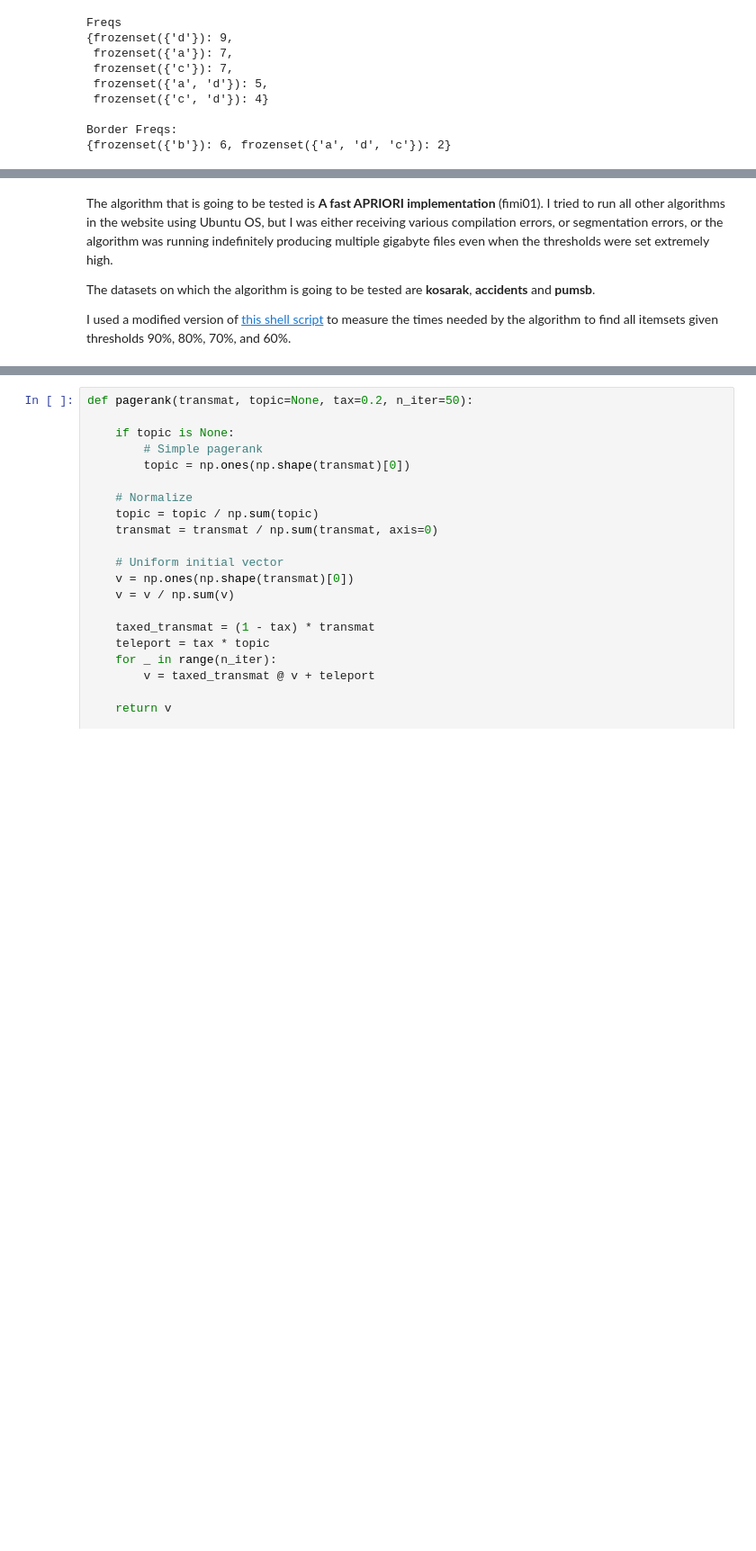
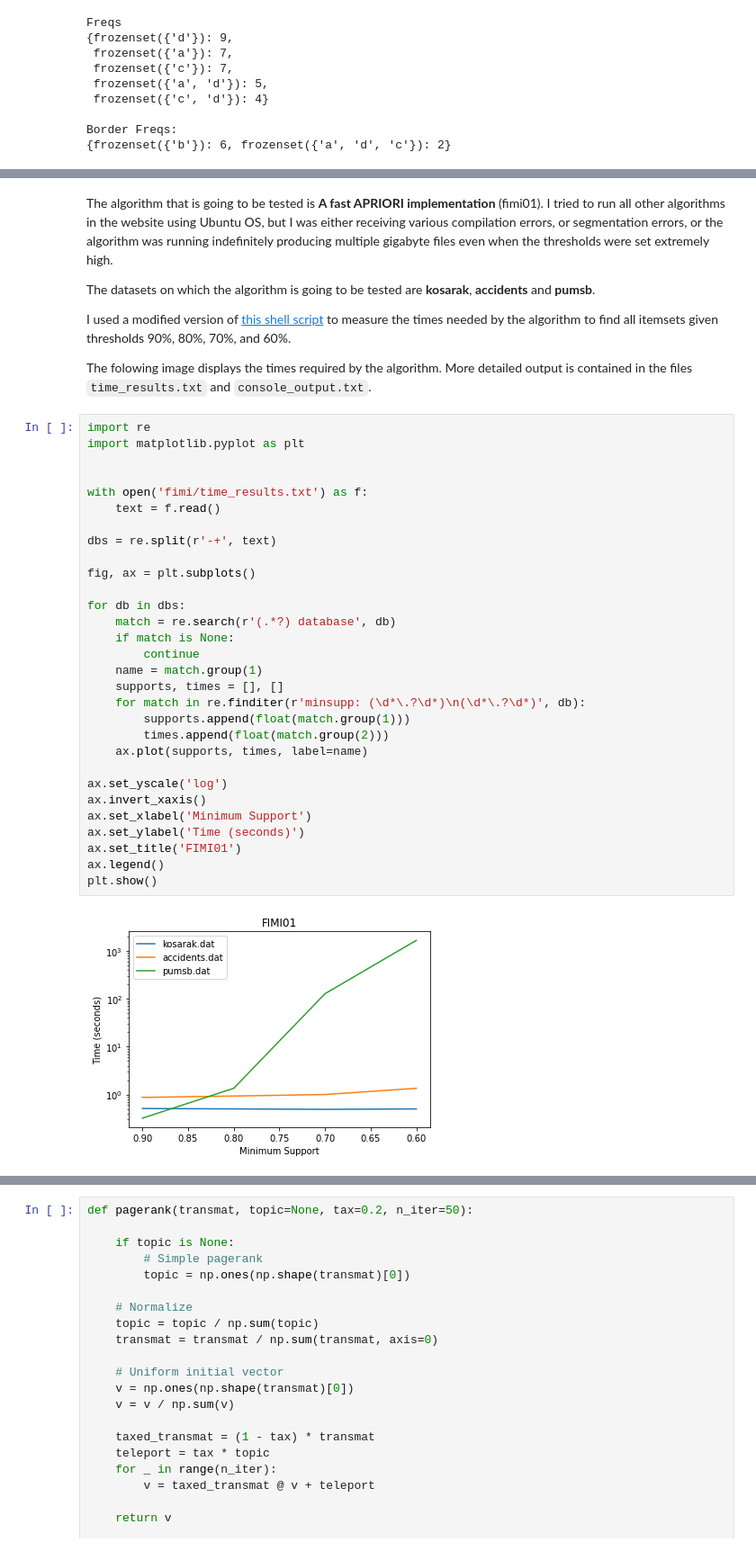
Before and after one commit to k-papadakis/algorithmic-data-science-assignments, a Jupyter notebook: exercises1/exercises1.ipynb, the cells around one changed output, grey strips where cells are left out. Shown: that part at 90% size. Drawn from its saved outputs; the diff is of its cells as text; blank space fills up the shorter version.

```diff
--- a/exercises1/exercises1.ipynb
+++ b/exercises1/exercises1.ipynb
@@ -351,6 +357,40 @@ The algorithm that is going to be tested is **A fast APRIORI implementation** (f
 The datasets on which the algorithm is going to be tested are **kosarak**, **accidents** and **pumsb**.
 
 I used a modified version of [this shell script](http://www.cs.bme.hu/~bodon/en/apriori/test_running_time) to measure the times needed by the algorithm to find all itemsets given thresholds 90%, 80%, 70%, and 60%.
+
+The folowing image displays the times required by the algorithm. More detailed output is contained in the files `time_results.txt` and `console_output.txt`.
+# %%
+import re
+import matplotlib.pyplot as plt
+
+
+with open('fimi/time_results.txt') as f:
+    text = f.read()
+
+dbs = re.split(r'-+', text)
+
+fig, ax = plt.subplots()
+
+for db in dbs:
+    match = re.search(r'(.*?) database', db)
+    if match is None:
+        continue
+    name = match.group(1)
+    supports, times = [], []
+    for match in re.finditer(r'minsupp: (\d*\.?\d*)\n(\d*\.?\d*)', db):
+        supports.append(float(match.group(1)))
+        times.append(float(match.group(2)))
+    ax.plot(supports, times, label=name)
+
+ax.set_yscale('log')
+ax.invert_xaxis()
+ax.set_xlabel('Minimum Support')
+ax.set_ylabel('Time (seconds)')
+ax.set_title('FIMI01')
+ax.legend()
+plt.show()
+# %% [output]
+[figure, added]
 # %% [markdown]
 ## Exercise 4
 
```
Also changed, not shown: parts of 11 cells of this notebook, 1 other file.
